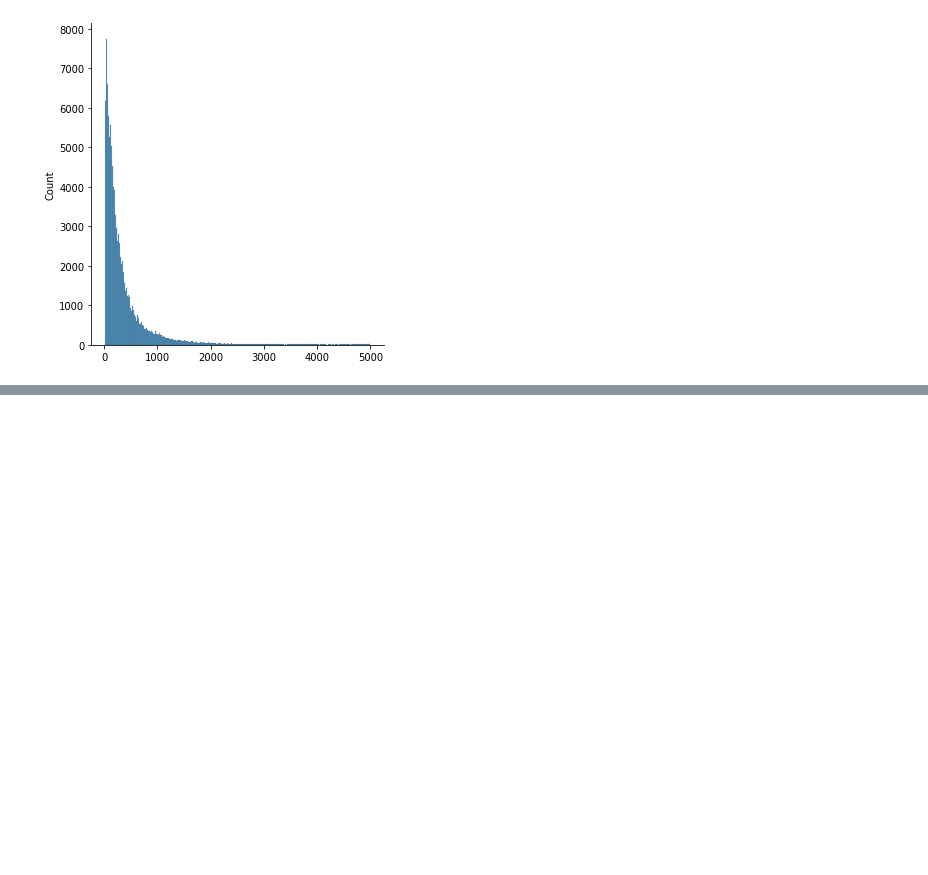
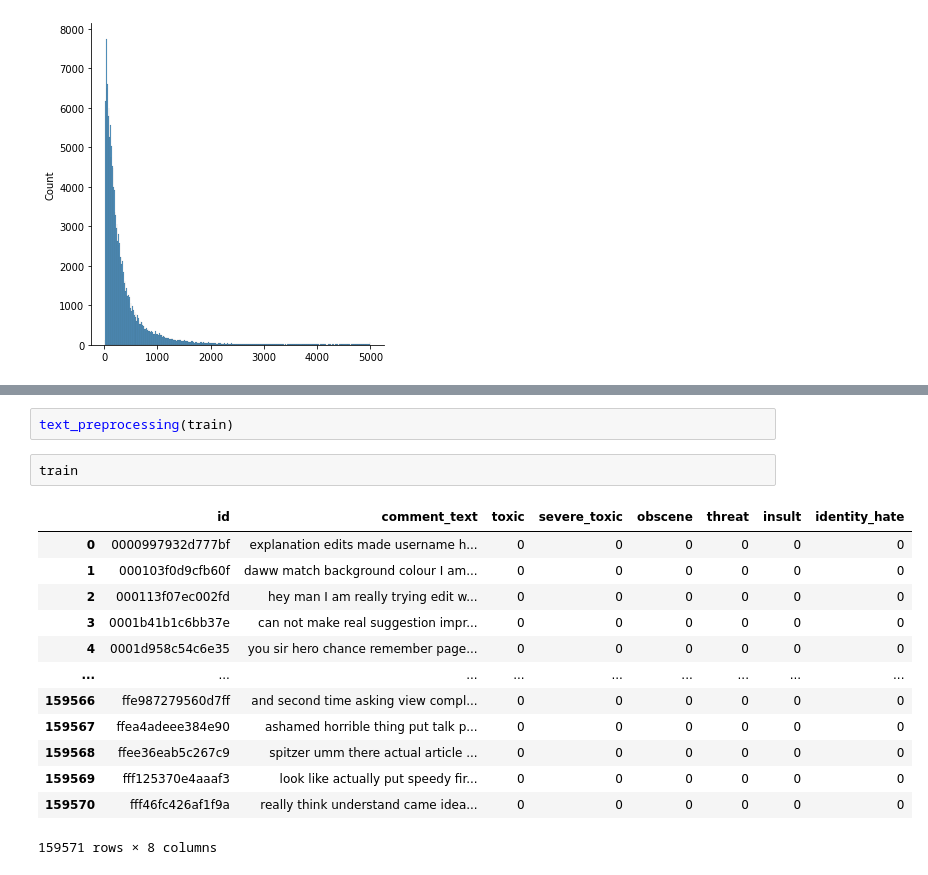
Before and after one commit to Akshith213/Technocolabs, a Jupyter notebook: Toxic_Comment_Classification.ipynb, the cells around one changed output, grey strips where cells are left out. Drawn from its saved outputs; the diff is of its cells as text; blank space fills up the shorter version.

```diff
--- a/Toxic_Comment_Classification.ipynb
+++ b/Toxic_Comment_Classification.ipynb
@@ -116,0 +164,18 @@ X_test = test["comment_text"].fillna("fillna").values
+# %%
+text_preprocessing(train)
+# %%
+train
+# %% [output]
+|  | id | comment_text | toxic | severe_toxic | obscene | threat | insult | identity_hate |
+| 0 | 0000997932d777bf | explanation edits made username h... | 0 | 0 | 0 | 0 | 0 | 0 |
+| 1 | 000103f0d9cfb60f | daww match background colour I am... | 0 | 0 | 0 | 0 | 0 | 0 |
+| 2 | 000113f07ec002fd | hey man I am really trying edit w... | 0 | 0 | 0 | 0 | 0 | 0 |
+| 3 | 0001b41b1c6bb37e | can not make real suggestion impr... | 0 | 0 | 0 | 0 | 0 | 0 |
+| 4 | 0001d958c54c6e35 | you sir hero chance remember page... | 0 | 0 | 0 | 0 | 0 | 0 |
+| ... | ... | ... | ... | ... | ... | ... | ... | ... |
+| 159566 | ffe987279560d7ff | and second time asking view compl... | 0 | 0 | 0 | 0 | 0 | 0 |
+| 159567 | ffea4adeee384e90 | ashamed horrible thing put talk p... | 0 | 0 | 0 | 0 | 0 | 0 |
+| 159568 | ffee36eab5c267c9 | spitzer umm there actual article ... | 0 | 0 | 0 | 0 | 0 | 0 |
+| 159569 | fff125370e4aaaf3 | look like actually put speedy fir... | 0 | 0 | 0 | 0 | 0 | 0 |
+| 159570 | fff46fc426af1f9a | really think understand came idea... | 0 | 0 | 0 | 0 | 0 | 0 |
+159571 rows × 8 columns
```
Also changed, not shown: parts of 43 cells of this notebook.
